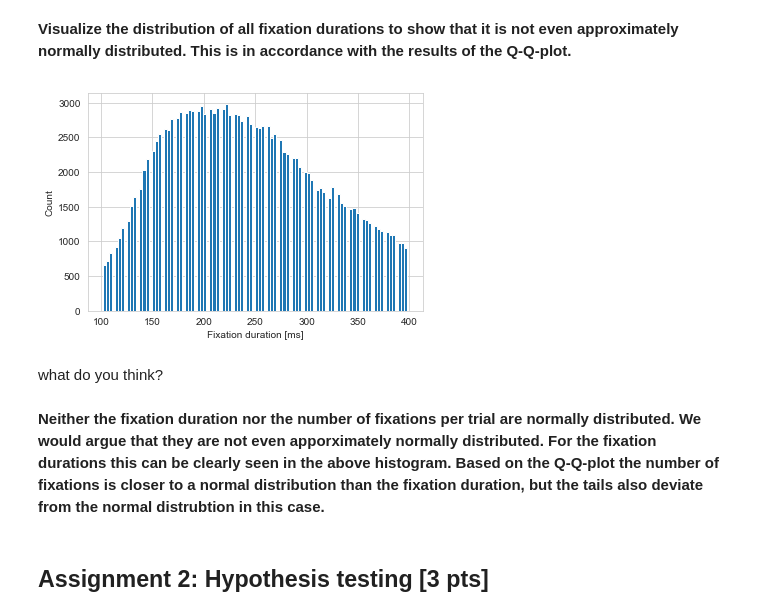
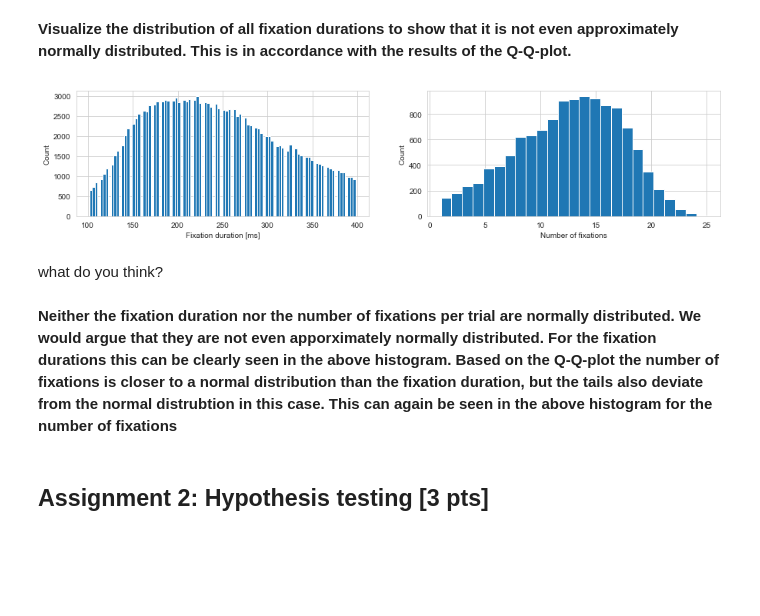
Before and after one commit to NBP-ACC/week-7-acc_01, a Jupyter notebook: Sheet05.ipynb, the cells around one changed output. Saved outputs shown, nothing was run; the diff lists cells and outputs as text; code cells hidden in the pictures; blank space fills up the shorter version.

```diff
--- a/Sheet05.ipynb
+++ b/Sheet05.ipynb
@@ -192,16 +195,21 @@ b = prob2.qqplot(line="r", ax=axes[1])
 [figure]
 # %% [markdown]
 **Visualize the distribution of all fixation durations to show that it is not even approximately normally distributed. This is in accordance with the results of the Q-Q-plot.**
-# %%
-plt.hist(df_clean.duration, bins=100)
-plt.ylabel('Count')
-plt.xlabel('Fixation duration [ms]');
-# %% [output]
-[figure, removed]
+# %%
+# plot a histogram of the fixation durations and number of fixations to check their distribution
+fig, axes = plt.subplots(nrows=1, ncols=2, figsize=(15,3))
+# plot the histogram for the fixation durations
+axes[0].hist(df_clean.duration, bins=100)
+axes[0].set(ylabel='Count', xlabel='Fixation duration [ms]')
+# plot the histogram for the number of fixations
+axes[1].hist(df_clean.groupby(["trial", "SUBJECTINDEX"]).trial.count(), bins=25)
+axes[1].set(ylabel='Count', xlabel='Number of fixations');
+# %% [output]
+[figure, added]
 # %% [markdown]
 what do you think?
 # %% [markdown]
-**Neither the fixation duration nor the number of fixations per trial are normally distributed. We would argue that they are not even apporximately normally distributed. For the fixation durations this can be clearly seen in the above histogram. Based on the Q-Q-plot the number of fixations is closer to a normal distribution than the fixation duration, but the tails also deviate from the normal distrubtion in this case.**
+**Neither the fixation duration nor the number of fixations per trial are normally distributed. We would argue that they are not even apporximately normally distributed. For the fixation durations this can be clearly seen in the above histogram. Based on the Q-Q-plot the number of fixations is closer to a normal distribution than the fixation duration, but the tails also deviate from the normal distrubtion in this case. This can again be seen in the above histogram for the number of fixations**
 # %% [markdown]
 ## Assignment 2: Hypothesis testing [3 pts]
 # %% [markdown]
```
Also changed, not shown: parts of 9 cells of this notebook.
